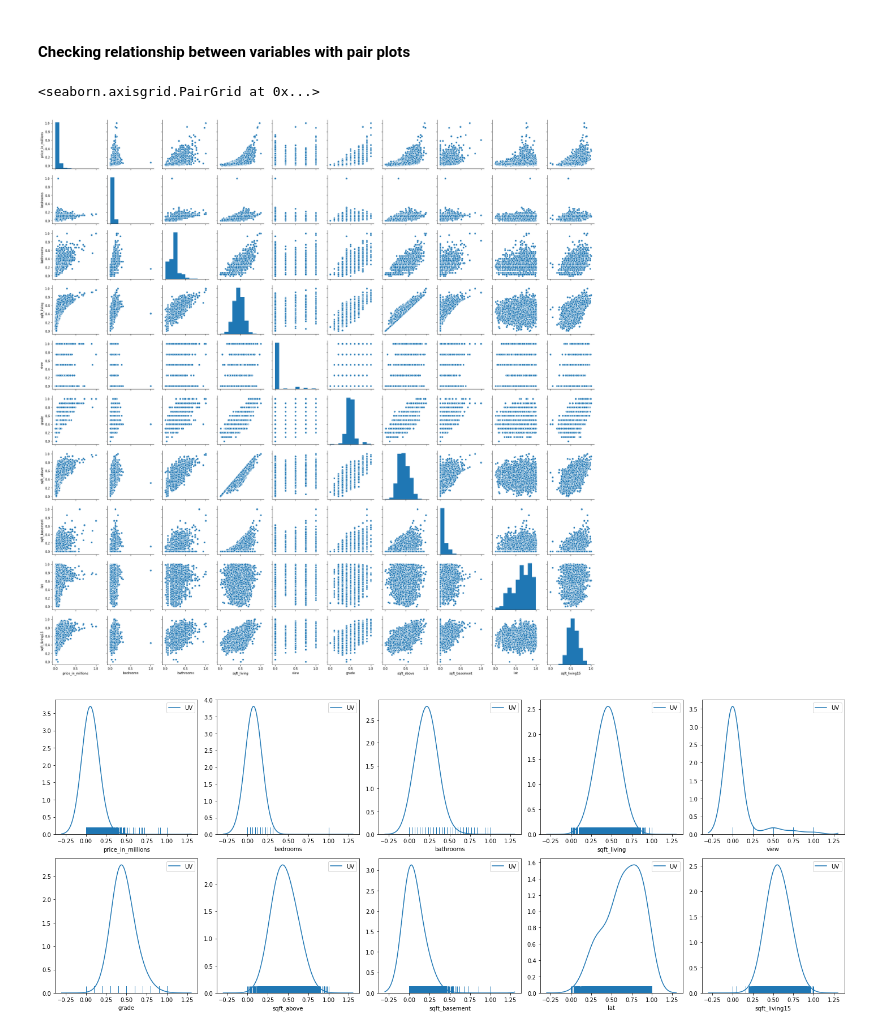
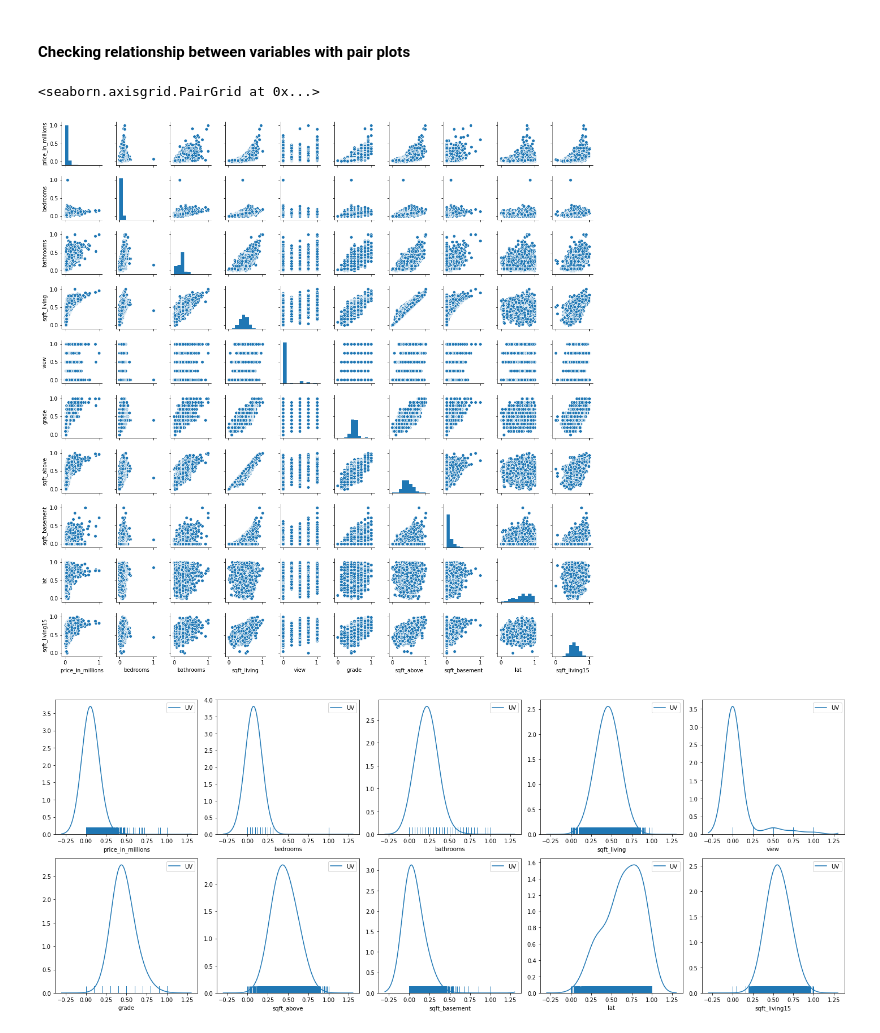
Before and after one commit to ksis1st/Kings_County_Housing_Price_Prediction, a Jupyter notebook: KC_Final_Model.ipynb, the cells around one changed output. Drawn from its saved outputs; the diff is of its cells as text; code cells hidden in the pictures.

```diff
--- a/KC_Final_Model.ipynb
+++ b/KC_Final_Model.ipynb
@@ -154,10 +158,10 @@ kclr1.head()
 # %% [markdown]
 #### Checking relationship between variables with pair plots
 # %%
-sns.pairplot(kclr1)
+sns.pairplot(kclr1, diag_kind="hist", height=1.5)
 # %% [output]
 <seaborn.axisgrid.PairGrid at 0x...>
-[figure, old version]
+[figure, new version]
 # %%
 num_cols = kclr1.select_dtypes(exclude=['object'])
 
```
Also changed, not shown: parts of 7 cells of this notebook.
